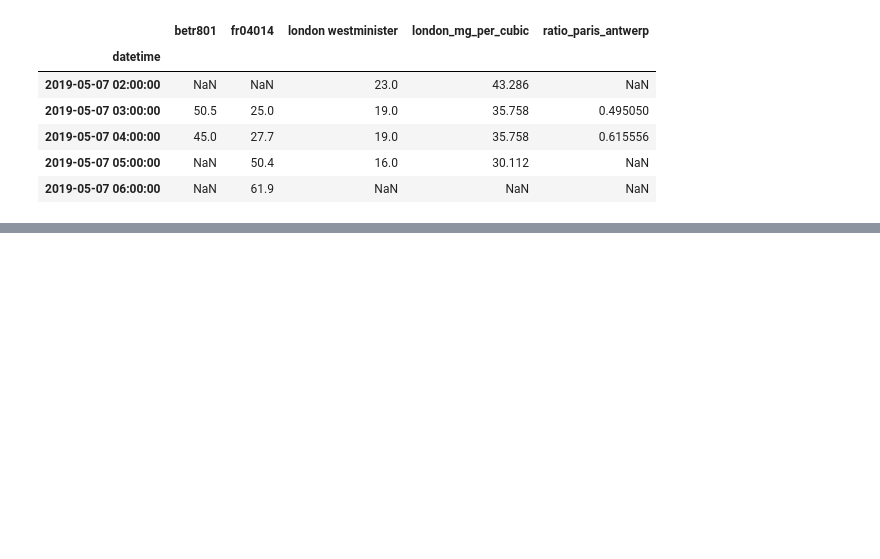
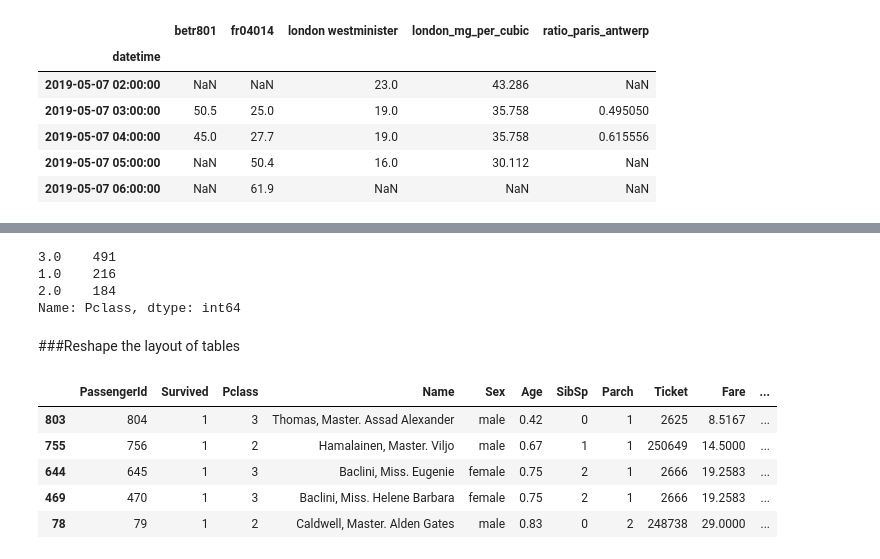
Before and after one commit to arifarman02/Learning_data_science, a Jupyter notebook: Pandas.ipynb, the cells around one changed output, grey strips where cells are left out. Saved outputs shown, nothing was run; the diff lists cells and outputs as text; code cells hidden in the pictures; blank space fills up the shorter version.

```diff
--- a/Pandas.ipynb
+++ b/Pandas.ipynb
@@ -383,0 +446,12 @@ air_quality_renamed.head()
+# %%
+#Number of passengers in each class cabin
+titanic["Pclass"].value_counts()
+# %% [output]
+3.0    491
+1.0    216
+2.0    184
+Name: Pclass, dtype: int64
+# %% [markdown]
+###Reshape the layout of tables
+# %%
+titanic = pd.read_csv('/content/drive/MyDrive/titanic.csv')
@@ -383,0 +460,10 @@ air_quality_renamed.head()
+# %%
+#Sort by age
+titanic.sort_values(by="Age").head()
+# %% [output]
+|  | PassengerId | Survived | Pclass | Name | Sex | Age | SibSp | Parch | Ticket | Fare | ... |
+| 803 | 804 | 1 | 3 | Thomas, Master. Assad Alexander | male | 0.42 | 0 | 1 | 2625 | 8.5167 | ... |
+| 755 | 756 | 1 | 2 | Hamalainen, Master. Viljo | male | 0.67 | 1 | 1 | 250649 | 14.5000 | ... |
+| 644 | 645 | 1 | 3 | Baclini, Miss. Eugenie | female | 0.75 | 2 | 1 | 2666 | 19.2583 | ... |
+| 469 | 470 | 1 | 3 | Baclini, Miss. Helene Barbara | female | 0.75 | 2 | 1 | 2666 | 19.2583 | ... |
+| 78 | 79 | 1 | 2 | Caldwell, Master. Alden Gates | male | 0.83 | 0 | 2 | 248738 | 29.0000 | ... |
```
Also changed, not shown: parts of 17 cells of this notebook.
